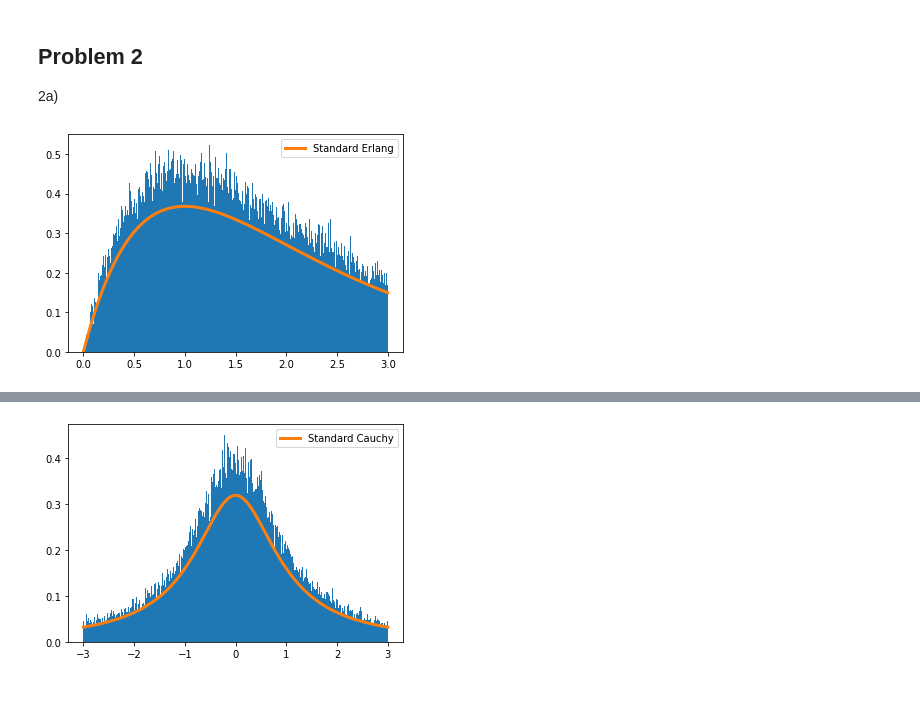
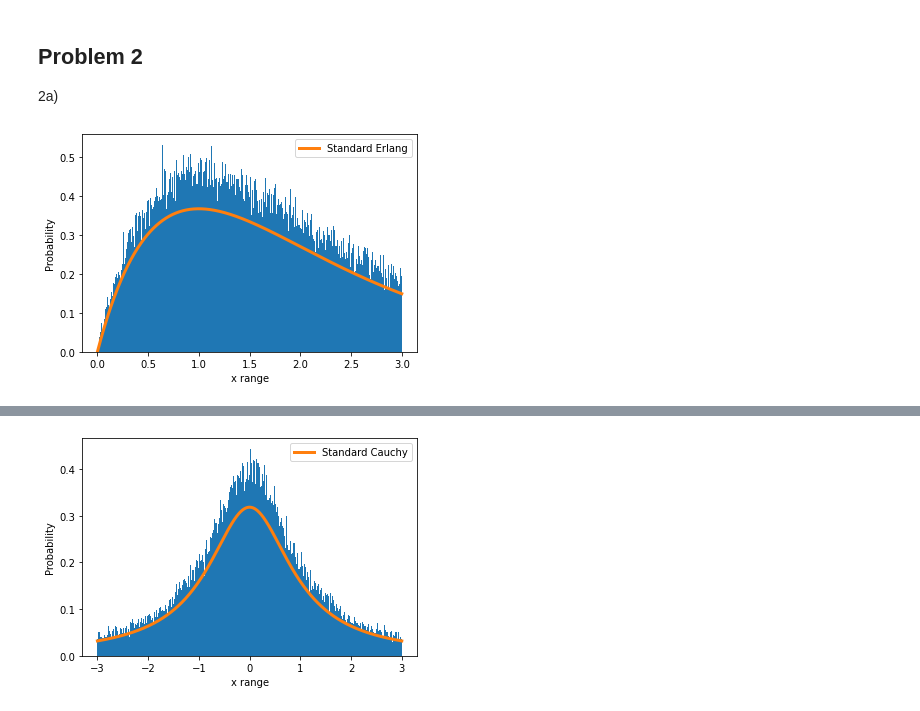
Before and after one commit to Noam-91/Advanced-Data-Analysis-Techniques-for-Large-Datasets, a Jupyter notebook: HW #3.ipynb, the cells around one changed output, grey strips where cells are left out. Saved outputs shown, nothing was run; the diff lists cells and outputs as text; code cells hidden in the pictures.

```diff
--- a/HW #3.ipynb
+++ b/HW #3.ipynb
@@ -94,16 +94,18 @@ def _conv (xrange, sumOrAvg, pdf, times):
 # %%
 X_rvs = stats.expon.rvs(size=100000)
 Y_rvs = stats.expon.rvs(size=100000)
 xrange = np.linspace(0,3,1000)
 erlang_pdf = stats.erlang.pdf(xrange,a=2)
 sum_rvs = X_rvs + Y_rvs
 fig,ax = plt.subplots(1,1)
 ax.hist(sum_rvs,bins=500,range=(0,3),density=True)
 ax.plot(xrange,erlang_pdf, label="Standard Erlang",linewidth =3)
 ax.legend()
+ax.set_xlabel("x range")
+ax.set_ylabel("Probability")
 plt.show()
 # %% [output]
-[figure, old version]
+[figure, new version]
 # %% [markdown]
 This is an Erlang Distribution.<br>
 ![image.png](attachment:image.png)
@@ -118,9 +120,11 @@ fig,ax = plt.subplots(1,1)
 ax.hist(ratio,bins=500,range=(-3,3),density=True)
 ax.plot(xrange,cauchy_pdf, label="Standard Cauchy",linewidth =3)
 ax.legend()
+ax.set_xlabel("x range")
+ax.set_ylabel("Probability")
 plt.show()
 # %% [output]
-[figure, old version]
+[figure, new version]
 # %% [markdown]
 This is a Standard Cauchy Distribution.<br>
 ![image.png](attachment:image.png)
```
Also changed, not shown: parts of 1 cell of this notebook.
